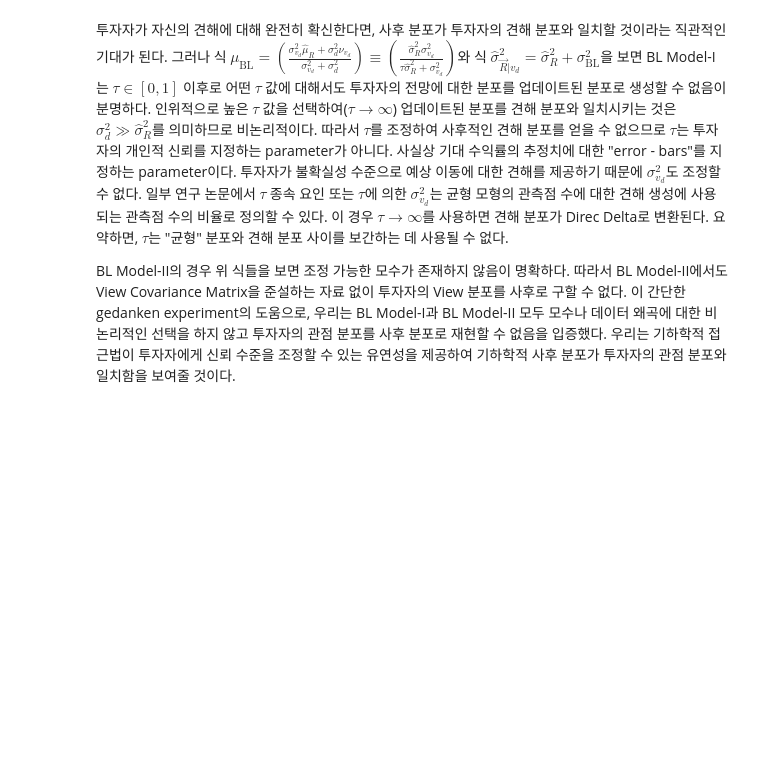
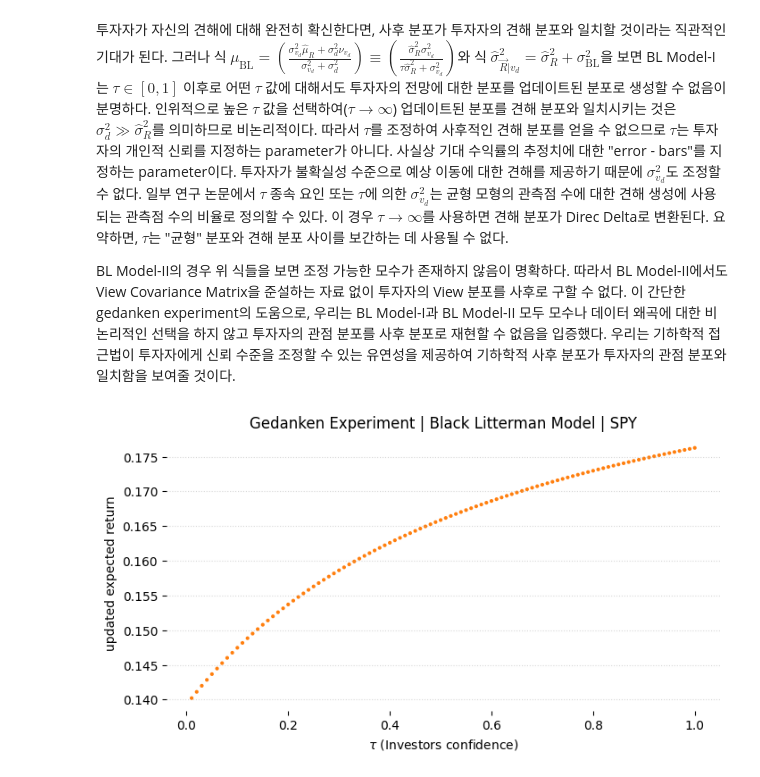
Before and after one commit to Tommylee1013/QuantFinanceResearch, a Jupyter notebook: A Geometric Approach To Asset Allocation with Investor Views/01ReviewOfBlackLittermanModels.ipynb, the cells around one changed output. Saved outputs shown, nothing was run; the diff lists cells and outputs as text; code cells hidden in the pictures; blank space fills up the shorter version.

```diff
--- a/A Geometric Approach To Asset Allocation with Investor Views/01ReviewOfBlackLittermanModels.ipynb
+++ b/A Geometric Approach To Asset Allocation with Investor Views/01ReviewOfBlackLittermanModels.ipynb
@@ -316,3 +375,44 @@ $\mathcal{N} \left( \mu_{\text{ML}}, \sigma_{\text{BL}}^2\right)$은 기대 자
 
 BL Model-II의 경우 위 식들을 보면 조정 가능한 모수가 존재하지 않음이 명확하다. 따라서 BL Model-II에서도 View Covariance Matrix을 준설하는 자료 없이 투자자의 View 분포를 사후로 구할 수 없다.
 이 간단한 gedanken experiment의 도움으로, 우리는 BL Model-I과 BL Model-II 모두 모수나 데이터 왜곡에 대한 비논리적인 선택을 하지 않고 투자자의 관점 분포를 사후 분포로 재현할 수 없음을 입증했다. 우리는 기하학적 접근법이 투자자에게 신뢰 수준을 조정할 수 있는 유연성을 제공하여 기하학적 사후 분포가 투자자의 관점 분포와 일치함을 보여줄 것이다.
+# %%
+hat_mu_R = ret['SPY'].mean() * 252 # expected asset mean
+hat_sigma_R_squared = ret['SPY'].var() * 252 # expected asset variance
+sigma_d_squared = 0.01 # expected drift variance
+nu_vd = 0.2 # investor's view
+sigma_vd_squared = 0.03 # variance of investor view
+# %%
+tau_values = np.linspace(0.01, 1, 100)
+mu_BL_values = []
+sigma_BL_values = []
+# %%
+for tau in tau_values:
+    sigma_d_squared = tau * hat_sigma_R_squared
+    mu_BL = ((sigma_vd_squared * hat_mu_R + sigma_d_squared * nu_vd) /
+             (sigma_vd_squared + sigma_d_squared))
+    sigma_BL_squared = tau * ((hat_sigma_R_squared * sigma_vd_squared) /
+                              (tau * hat_sigma_R_squared + sigma_vd_squared))
+
+    mu_BL_values.append(mu_BL)
+    sigma_BL_values.append(sigma_BL_squared)
+# %%
+fig, ax = plt.subplots(figsize = (8, 4))
+ax.scatter(
+    tau_values,
+    mu_BL_values,
+    label = 'Updated Expected Return',
+    marker = '.',
+    color = 'tab:orange',
+    edgecolor = 'none'
+)
+for spine in ax.spines.values():
+    spine.set_visible(False)
+ax.grid(False)
+ax.yaxis.grid(True, ls = ':', alpha = 0.5)
+#plt.ylim([5.20, 5.26])
+plt.title(r"Gedanken Experiment | Black Litterman Model | SPY")
+plt.xlabel(r'$\tau$ (Investors confidence)')
+plt.ylabel(r'updated expected return')
+plt.show()
+# %% [output]
+[figure, added]
```
Also changed, not shown: parts of 4 cells of this notebook.
